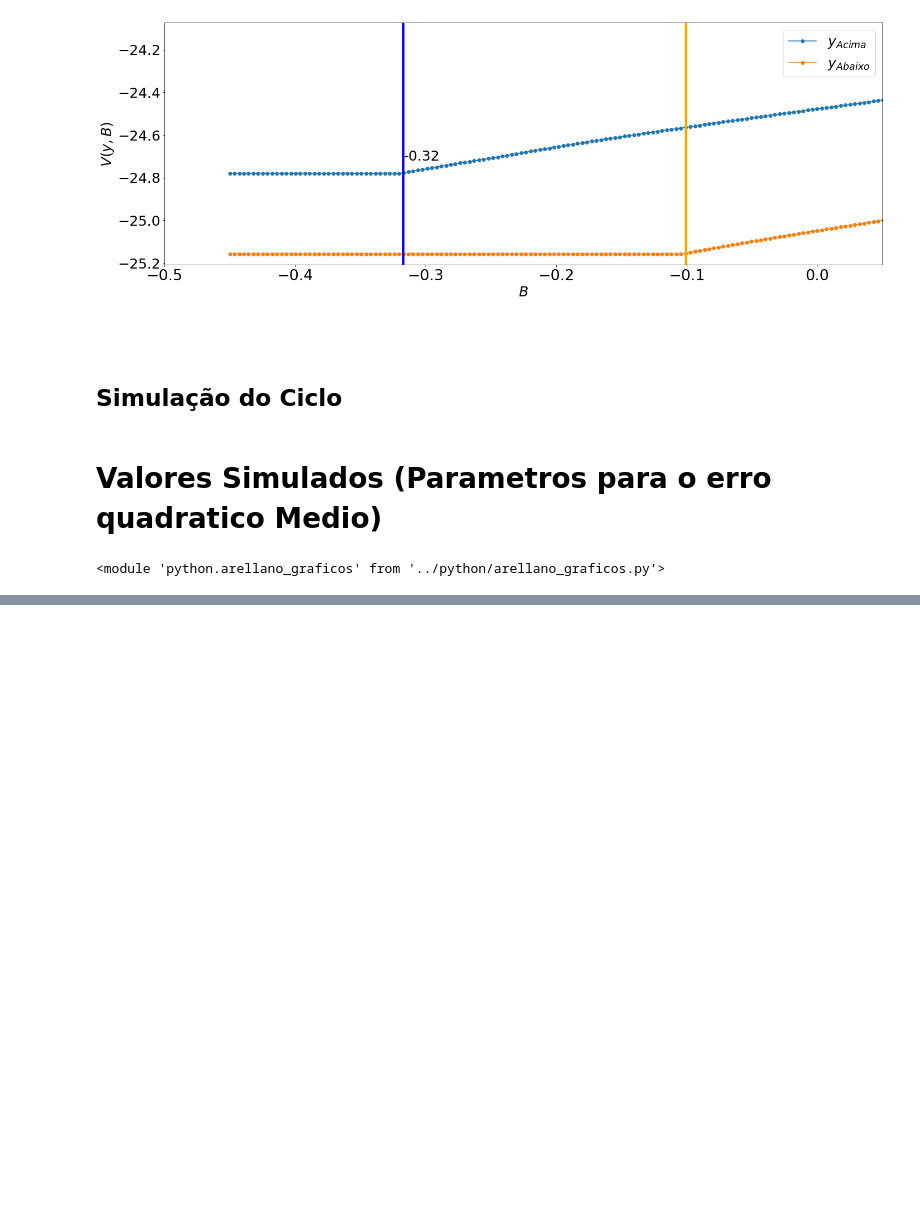
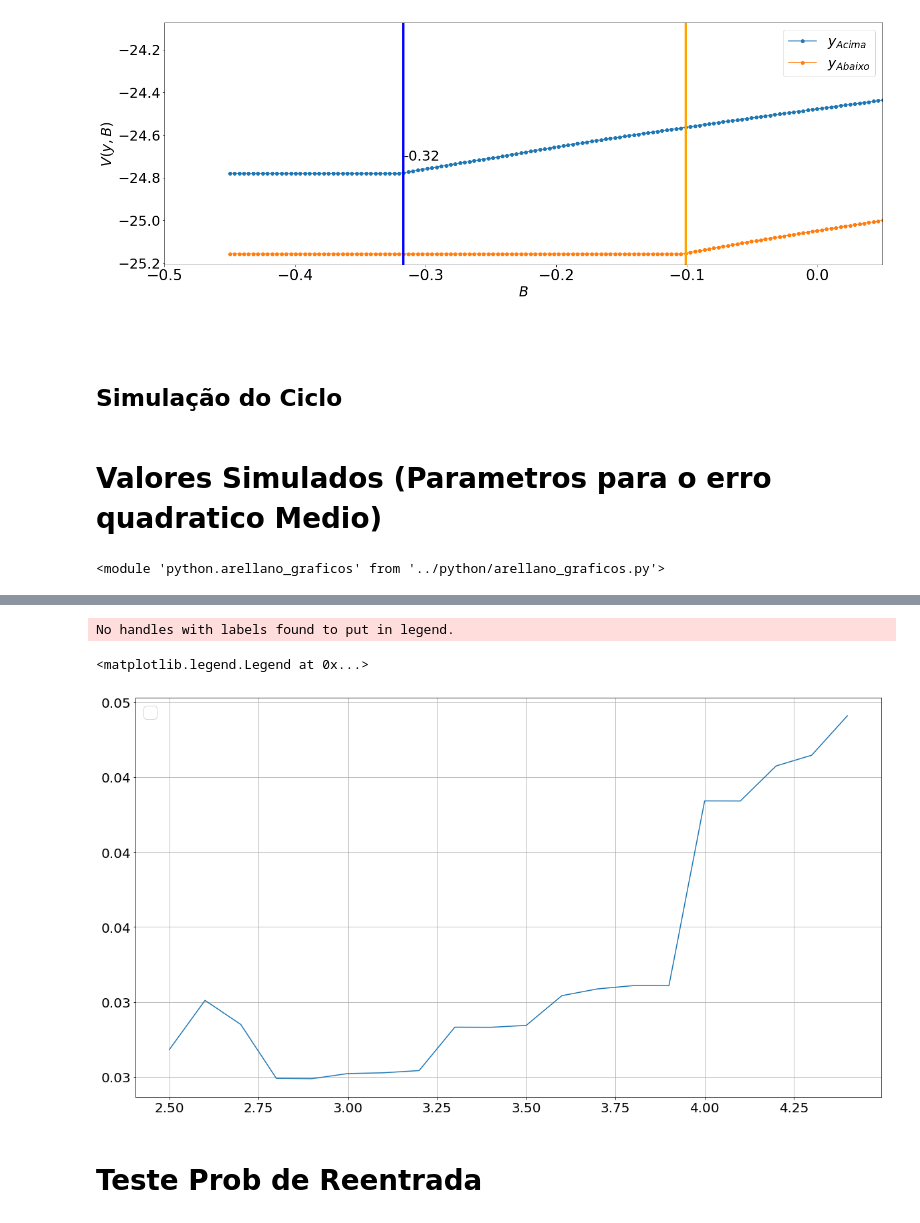
Before and after one commit to FredericoNunes/Artigos, a Jupyter notebook: programas/notebook/Aquivo Inicial, Tratamento dos Dados.ipynb, the cells around one changed output, grey strips where cells are left out. Cells and saved outputs as stored; diff of their text form; code cells hidden in the pictures; blank space fills up the shorter version.

```diff
--- a/programas/notebook/Aquivo Inicial, Tratamento dos Dados.ipynb
+++ b/programas/notebook/Aquivo Inicial, Tratamento dos Dados.ipynb
@@ -712,0 +812,26 @@ pd.DataFrame(simulacao(Economia_Arellano)['simulacao_2'])
+# %%
+def funcao_otimizar(x,*args):
+    print(x)
+    Economia_Arellano = Arellano_Economy(β = 0.98,        # time discount rate
+                                     γ = x[0],          # risk aversion
+                                     r = taxa_media_juros_americano,     # international interest rate
+                                     ρ = coef_regressao_ar1 ,  # persistence in output
+                                     η = std_regressao_ar1,   # st dev of output shock
+                                     θ = 0.289,       # prob of regaining access
+                                     ny = 21,         # number of points in y grid
+                                     nB = 251,        # number of points in B grid
+                                     tol = 1e-8,      # error tolerance in iteration
+                                     maxit = 10000)
+    estatisticas_simuladas_1 = simulacao(Economia_Arellano)['simulacao_1']
+    corrSimuSpreadPIB = round(estatisticas_simuladas_1['corr(x,y)'][0],4)
+    corrSimuPibBC = round(estatisticas_simuladas_1['corr(x,y)'][1],4)
+    corrSimuSpreadBC = round(estatisticas_simuladas_1['corr(x,r-spread)'][1],4)
+    valorObjetivo = (corrRealPibBC - corrSimuPibBC)**2 + (corrRealSpreadBC - corrSimuSpreadBC)**2 + (corrRealSpreadPIB - corrSimuSpreadPIB)**2
+    return valorObjetivo
+# %%
+import numpy as np
+espaco_coef_risco = np.arange(2.5, 4.5, 0.1)
+# %%
+resultado_funcao = []
+for parametro in espaco_coef_risco:
+    resultado_funcao.append(funcao_otimizar([parametro]))
@@ -712,0 +856,24 @@ pd.DataFrame(simulacao(Economia_Arellano)['simulacao_2'])
+# %%
+fmt = '{x:,.2f}'
+tick = mtick.StrMethodFormatter(fmt)
+#Iniciando os gráfico e fazendo configurações globais
+fig, ax = plt.subplots(figsize=(20,11))
+plt.yticks(fontsize=20)
+plt.xticks(fontsize=20)
+
+# Plot do Compenente ciclico da série do pib real dessazonalizado filtro BK
+ax.yaxis.set_major_formatter(tick)
+ax.plot(espaco_coef_risco, resultado_funcao)
+
+# Adicionando linhas verticais e horizontais
+ax.grid(True)
+
+# Adicionando as legndas
+ax.legend(loc="upper left",
+          fontsize=25)
+# %% [output]
+No handles with labels found to put in legend.
+<matplotlib.legend.Legend at 0x...>
+[figure, added]
+# %% [markdown]
+# Teste Prob de Reentrada
```
Also changed, not shown: parts of 25 cells of this notebook, 5 other files.
